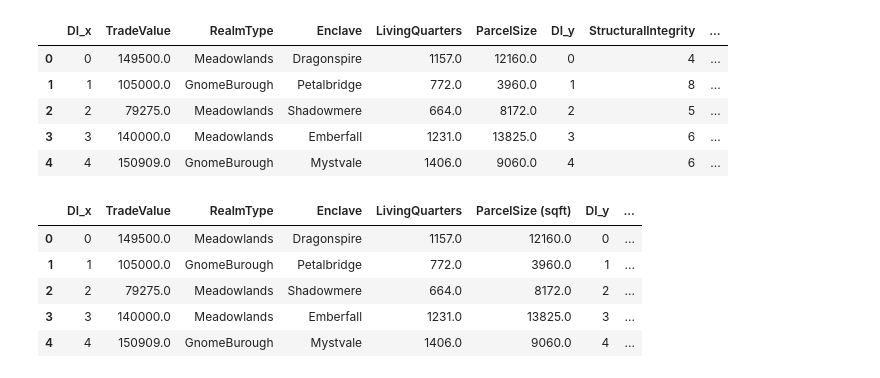
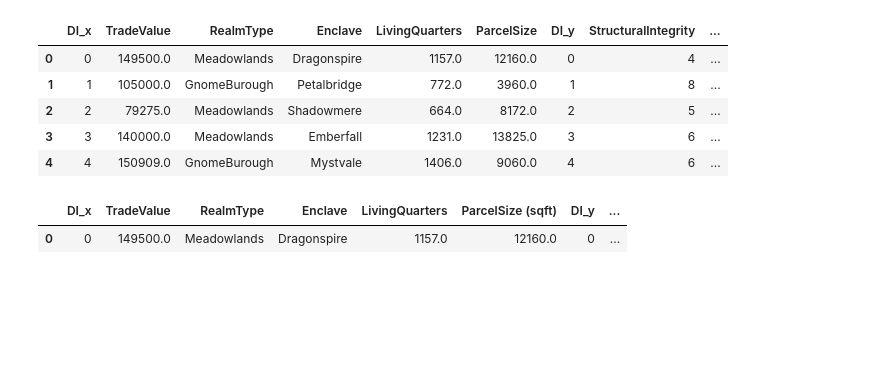
Before and after one commit to RaineScarlett/dsreport, a Jupyter notebook: iteration2.ipynb, the cells around one changed output. Saved outputs shown, nothing was run; the diff lists cells and outputs as text; code cells hidden in the pictures; blank space fills up the shorter version.

```diff
--- a/iteration2.ipynb
+++ b/iteration2.ipynb
@@ -347,14 +223,10 @@ df.head()
 # %%
 df.rename(columns={'ParcelSize' : 'ParcelSize (sqft)'}, inplace=True)
 # %%
-df.head()
+df.head(1)
 # %% [output]
 |  | DI_x | TradeValue | RealmType | Enclave | LivingQuarters | ParcelSize (sqft) | DI_y | ... |
 | 0 | 0 | 149500.0 | Meadowlands | Dragonspire | 1157.0 | 12160.0 | 0 | ... |
-| 1 | 1 | 105000.0 | GnomeBurough | Petalbridge | 772.0 | 3960.0 | 1 | ... |
-| 2 | 2 | 79275.0 | Meadowlands | Shadowmere | 664.0 | 8172.0 | 2 | ... |
-| 3 | 3 | 140000.0 | Meadowlands | Emberfall | 1231.0 | 13825.0 | 3 | ... |
-| 4 | 4 | 150909.0 | GnomeBurough | Mystvale | 1406.0 | 9060.0 | 4 | ... |
 # %%
 monthly_income = 2500
 # %%
```
Also changed, not shown: parts of 22 cells of this notebook, 2 other files.
